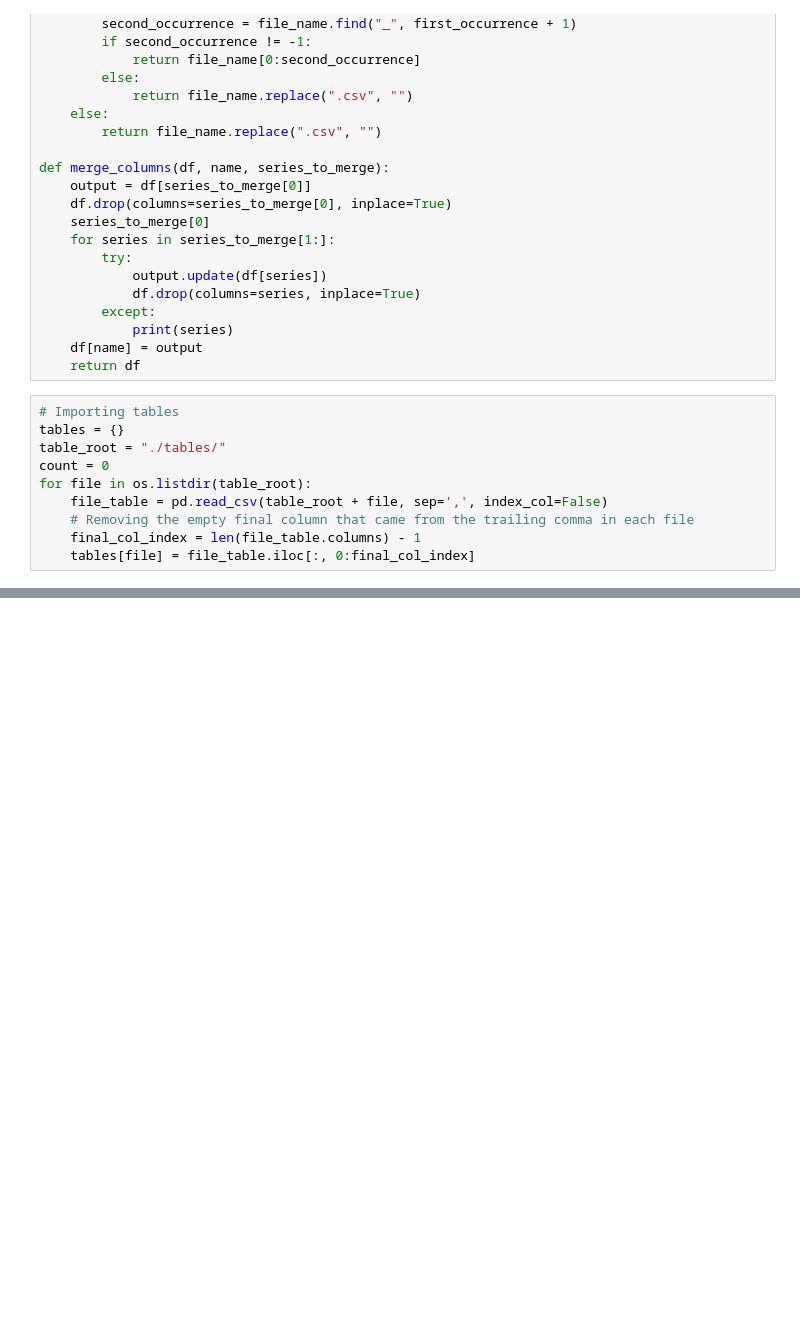
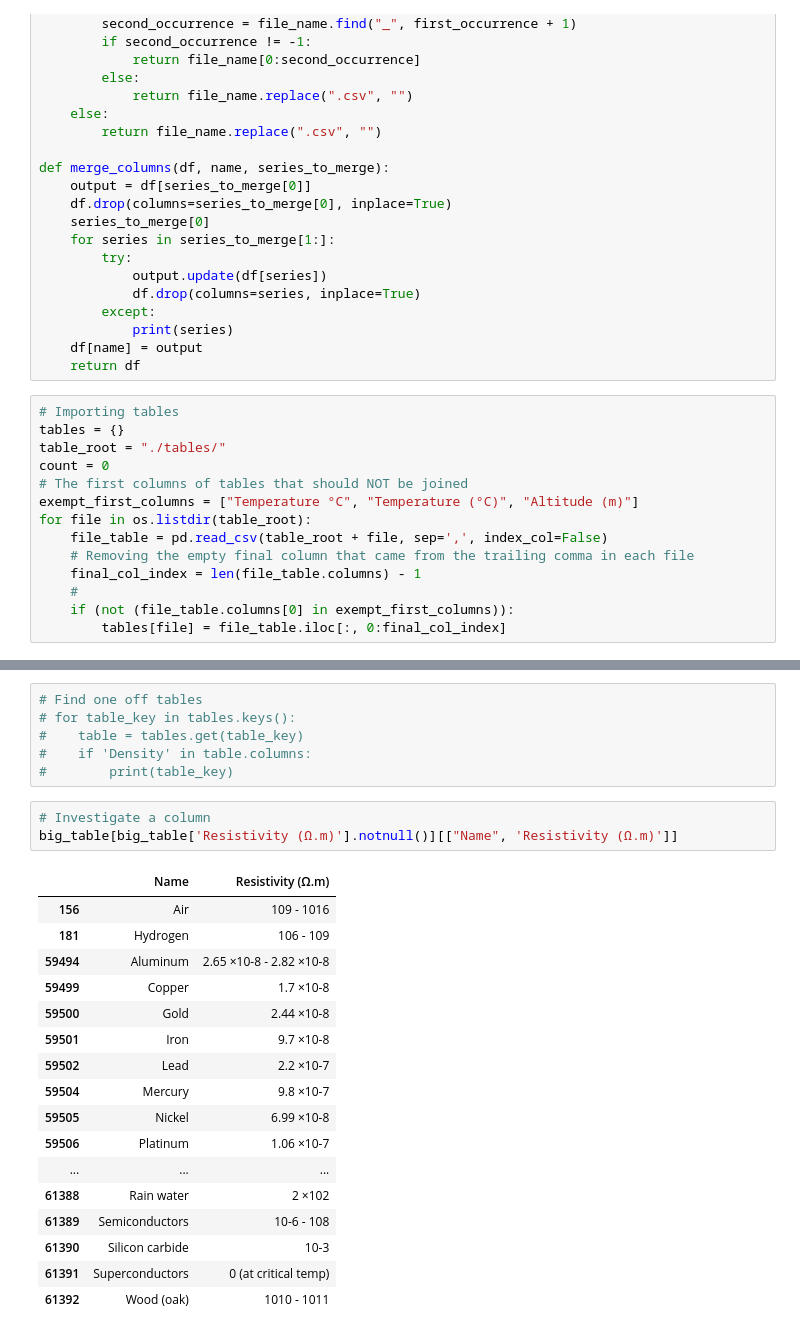
Before and after one commit to AlexanderCaza/MaterialsDataset, a Jupyter notebook: table_assembler.ipynb, the cells around one changed output, grey strips where cells are left out. Cells and saved outputs as stored; diff of their text form; blank space fills up the shorter version.

```diff
--- a/table_assembler.ipynb
+++ b/table_assembler.ipynb
@@ -33,11 +33,15 @@ def merge_columns(df, name, series_to_merge):
 tables = {}
 table_root = "./tables/"
 count = 0
+# The first columns of tables that should NOT be joined
+exempt_first_columns = ["Temperature °C", "Temperature (°C)", "Altitude (m)"]
 for file in os.listdir(table_root):
     file_table = pd.read_csv(table_root + file, sep=',', index_col=False)
     # Removing the empty final column that came from the trailing comma in each file
     final_col_index = len(file_table.columns) - 1
-    tables[file] = file_table.iloc[:, 0:final_col_index]
+    #
+    if (not (file_table.columns[0] in exempt_first_columns)):
+        tables[file] = file_table.iloc[:, 0:final_col_index]
 # %%
 # Exploring ways to join tables
 columns = {}
@@ -134,0 +140,27 @@ pH
+# %%
+# Find one off tables
+# for table_key in tables.keys():
+#    table = tables.get(table_key)
+#    if 'Density' in table.columns:
+#        print(table_key)
+# %%
+# Investigate a column
+big_table[big_table['Resistivity (Ω.m)'].notnull()][["Name", 'Resistivity (Ω.m)']]
+# %% [output]
+|  | Name | Resistivity (Ω.m) |
+| 156 | Air | 109 - 1016 |
+| 181 | Hydrogen | 106 - 109 |
+| 59494 | Aluminum | 2.65 ×10-8 - 2.82 ×10-8 |
+| 59499 | Copper | 1.7 ×10-8 |
+| 59500 | Gold | 2.44 ×10-8 |
+| 59501 | Iron | 9.7 ×10-8 |
+| 59502 | Lead | 2.2 ×10-7 |
+| 59504 | Mercury | 9.8 ×10-7 |
+| 59505 | Nickel | 6.99 ×10-8 |
+| 59506 | Platinum | 1.06 ×10-7 |
+| ... | ... | ... |
+| 61388 | Rain water | 2 ×102 |
+| 61389 | Semiconductors | 10-6 - 108 |
+| 61390 | Silicon carbide | 10-3 |
+| 61391 | Superconductors | 0 (at critical temp) |
+| 61392 | Wood (oak) | 1010 - 1011 |
```
Also changed, not shown: parts of 7 cells of this notebook, 1 other file.
